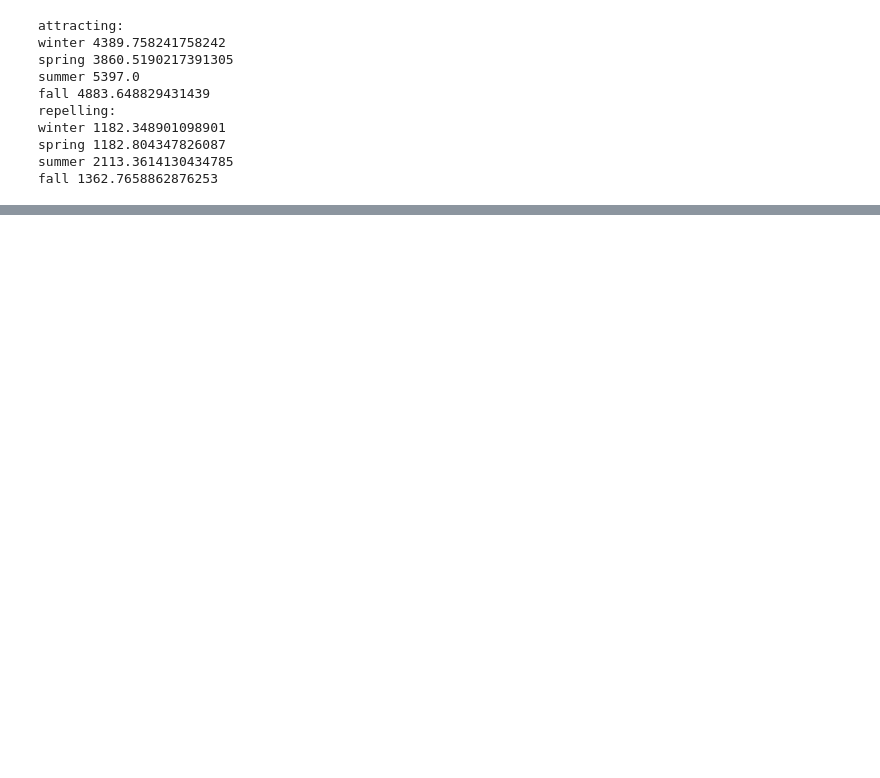
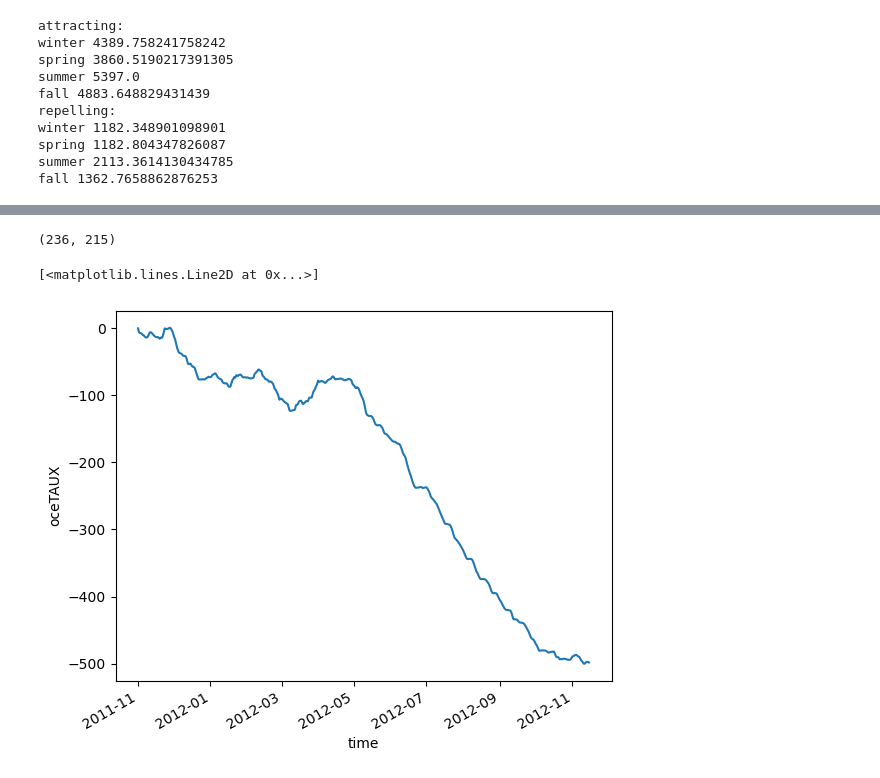
Before and after one commit to bdarbyMLML/cape_mend_SM_LCS, a Jupyter notebook: Hypothesis_1.ipynb, the cells around one changed output, grey strips where cells are left out. Drawn from its saved outputs; the diff is of its cells as text; code cells hidden in the pictures; blank space fills up the shorter version.

```diff
--- a/Hypothesis_1.ipynb
+++ b/Hypothesis_1.ipynb
@@ -108,0 +145,14 @@ Difference in attracting and repelling most likely due to cutoff bounds. There s
+# %%
+# wind_stress = xr.open_dataset(cutout_path+'tau_cape_mend.nc')
+# wind_stress_cut = wind_stress.isel(k=0)
+# taux_masked = wind_stress_cut['oceTAUX'][:,:-1,:-1].where(np.isfinite(land_mask))
+# tauy_masked = wind_stress_cut['oceTAUY'][:,:-1,:-1].where(np.isfinite(land_mask))
+path_tohd = '/media/drdarby/Elements/data/Thesis/LLC4320/nc_files/'
+grid_path = '/home/drdarby/Desktop/cape_mend_SM_LCS/data/cape_mend_grid_llc4320.nc'
+grid = xr.open_dataset(grid_path)
+variables = ['Eta','Theta','Salt','U','V','W','oceTAUX','oceTAUY']
+taux_files, taux_filepaths = tools.get_data_paths_from_binary(path_tohd,variables[-2],file_end='nc')
+tauy_files, tauy_filepaths = tools.get_data_paths_from_binary(path_tohd,variables[-1],file_end='nc')
+
+tauxy = xr.open_mfdataset(taux_filepaths+tauy_filepaths)#.where(np.isfinite(land_mask))
+tauxy
@@ -108,0 +194,13 @@ Difference in attracting and repelling most likely due to cutoff bounds. There s
+# %%
+tauxy = tauxy.sel(i=slice(656,892), j=slice(211,426))
+# %%
+np.shape(land_mask)
+# %% [output]
+(236, 215)
+# %%
+taux_masked = tauxy['oceTAUX'][:,:-1,:-1].where(np.isfinite(land_mask))
+# %%
+taux_masked.mean(dim='i',skipna=True).mean(dim='j',skipna=True).cumsum(dim='time').plot()
+# %% [output]
+[<matplotlib.lines.Line2D at 0x...>]
+[figure, added]
```
Also changed, not shown: parts of 39 cells of this notebook, 12 other files.
